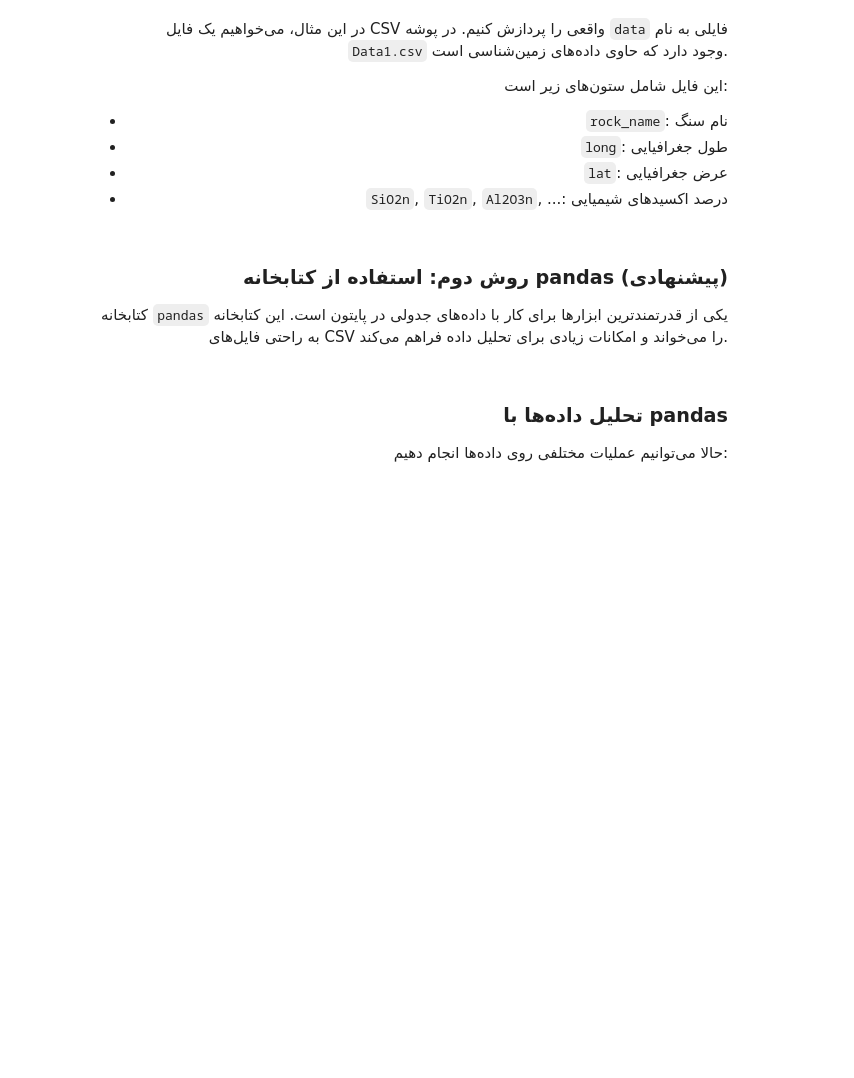
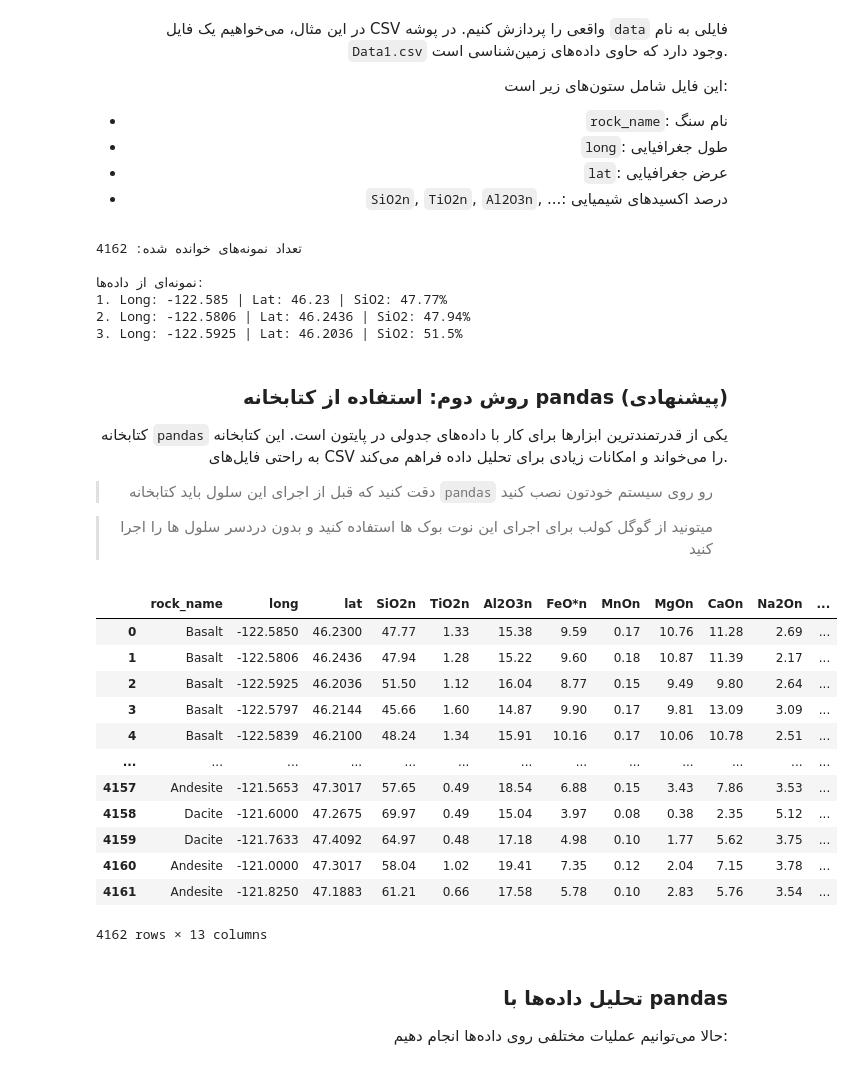
Before and after one commit to mahdiBahramshahi/python-notebooks, a Jupyter notebook: 10-work-with-files.ipynb, the cells around one changed output. Saved outputs shown, nothing was run; the diff lists cells and outputs as text; code cells hidden in the pictures; blank space fills up the shorter version.

```diff
--- a/10-work-with-files.ipynb
+++ b/10-work-with-files.ipynb
@@ -305,32 +313,48 @@ with open("unicode_example.txt", "w", encoding="utf-8") as f:
 
 </div>
 # %%
-# روش اول: استفاده از ماژول csv
 import csv
 
 rocks_data = []
 
 try:
     with open("data/Data1.csv", "r", encoding="utf-8") as csvfile:
-        # DictReader هر ردیف را به صورت دیکشنری می‌خواند
+        # خواندن CSV به صورت دیکشنری
         reader = csv.DictReader(csvfile)
 
         for row in reader:
-            # تبدیل مقادیر عددی به float
-            row['long'] = float(row['long'])
-            row['lat'] = float(row['lat'])
-            row['SiO2n'] = float(row['SiO2n'])
+
+            # تبدیل مقادیر عددی؛ اگر خالی باشند None قرار می‌دهیم
+            row['long'] = float(row['long']) if row['long'] else None
+            row['lat'] = float(row['lat']) if row['lat'] else None
+            row['SiO2n'] = float(row['SiO2n']) if row['SiO2n'] else None
+
             rocks_data.append(row)
 
     print(f"تعداد نمونه‌های خوانده شده: {len(rocks_data)}")
+
     print("\nنمونه‌ای از داده‌ها:")
+
     for i, rock in enumerate(rocks_data[:3]):
-        print(f"{i+1}. {rock['rock_name']} - SiO2: {rock['SiO2n']}%")
+        print(
+            f"{i + 1}. "
+            f"Long: {rock['long']} | "
+            f"Lat: {rock['lat']} | "
+            f"SiO2: {rock['SiO2n']}%"
+        )
 
 except FileNotFoundError:
     print("خطا: فایل Data1.csv یافت نشد.")
+
 except Exception as e:
     print(f"خطا در پردازش CSV: {e}")
+# %% [output]
+تعداد نمونه‌های خوانده شده: 4162
+
+نمونه‌ای از داده‌ها:
+1. Long: -122.585 | Lat: 46.23 | SiO2: 47.77%
+2. Long: -122.5806 | Lat: 46.2436 | SiO2: 47.94%
+3. Long: -122.5925 | Lat: 46.2036 | SiO2: 51.5%
 # %% [markdown]
 <div dir="rtl" style="text-align:right;">
 
@@ -338,20 +362,31 @@ except Exception as e:
 
 کتابخانه `pandas` یکی از قدرتمندترین ابزارها برای کار با داده‌های جدولی در پایتون است. این کتابخانه به راحتی فایل‌های CSV را می‌خواند و امکانات زیادی برای تحلیل داده فراهم می‌کند.
 
+> دقت کنید که قبل از اجرای این سلول باید کتابخانه `pandas` رو روی سیستم خودتون نصب کنید
+
+> میتونید از گوگل کولب برای اجرای این نوت بوک ها استفاده کنید و بدون دردسر سلول ها را اجرا کنید
 </div>
 # %%
 import pandas as pd
 
 # خواندن فایل CSV
 df = pd.read_csv("data/Data1.csv")
 
-# نمایش اطلاعات کلی DataFrame
-print("اطلاعات کلی داده‌ها:")
-print(df.info())
-
-print("\n" + "="*50)
-print("\nنمایش ۵ ردیف اول:")
-print(df.head())
+df
+# %% [output]
+|  | rock_name | long | lat | SiO2n | TiO2n | Al2O3n | FeO*n | MnOn | MgOn | CaOn | Na2On | ... |
+| 0 | Basalt | -122.5850 | 46.2300 | 47.77 | 1.33 | 15.38 | 9.59 | 0.17 | 10.76 | 11.28 | 2.69 | ... |
+| 1 | Basalt | -122.5806 | 46.2436 | 47.94 | 1.28 | 15.22 | 9.60 | 0.18 | 10.87 | 11.39 | 2.17 | ... |
+| 2 | Basalt | -122.5925 | 46.2036 | 51.50 | 1.12 | 16.04 | 8.77 | 0.15 | 9.49 | 9.80 | 2.64 | ... |
+| 3 | Basalt | -122.5797 | 46.2144 | 45.66 | 1.60 | 14.87 | 9.90 | 0.17 | 9.81 | 13.09 | 3.09 | ... |
+| 4 | Basalt | -122.5839 | 46.2100 | 48.24 | 1.34 | 15.91 | 10.16 | 0.17 | 10.06 | 10.78 | 2.51 | ... |
+| ... | ... | ... | ... | ... | ... | ... | ... | ... | ... | ... | ... | ... |
+| 4157 | Andesite | -121.5653 | 47.3017 | 57.65 | 0.49 | 18.54 | 6.88 | 0.15 | 3.43 | 7.86 | 3.53 | ... |
+| 4158 | Dacite | -121.6000 | 47.2675 | 69.97 | 0.49 | 15.04 | 3.97 | 0.08 | 0.38 | 2.35 | 5.12 | ... |
+| 4159 | Dacite | -121.7633 | 47.4092 | 64.97 | 0.48 | 17.18 | 4.98 | 0.10 | 1.77 | 5.62 | 3.75 | ... |
+| 4160 | Andesite | -121.0000 | 47.3017 | 58.04 | 1.02 | 19.41 | 7.35 | 0.12 | 2.04 | 7.15 | 3.78 | ... |
+| 4161 | Andesite | -121.8250 | 47.1883 | 61.21 | 0.66 | 17.58 | 5.78 | 0.10 | 2.83 | 5.76 | 3.54 | ... |
+4162 rows × 13 columns
 # %% [markdown]
 <div dir="rtl" style="text-align:right;">
 
```
Also changed, not shown: parts of 9 cells of this notebook, 9 other files.
